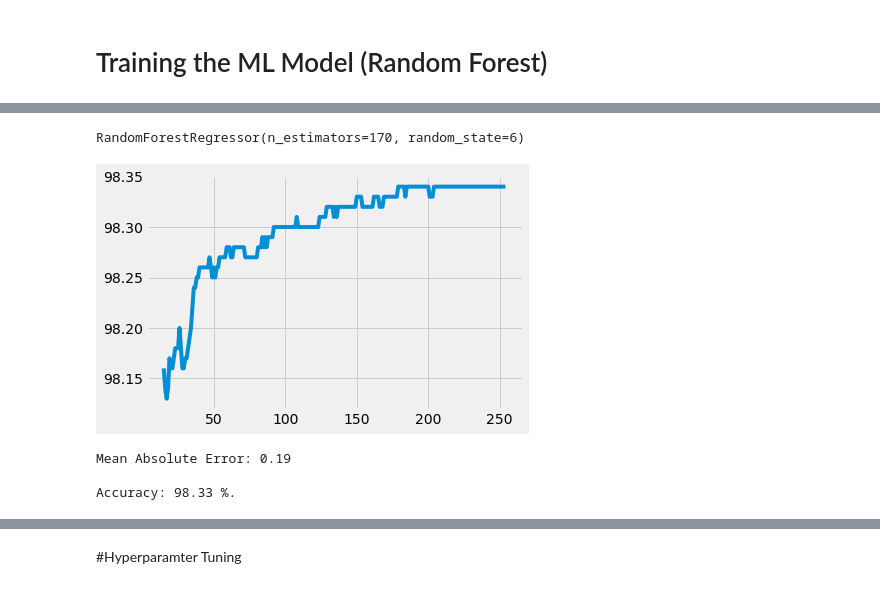
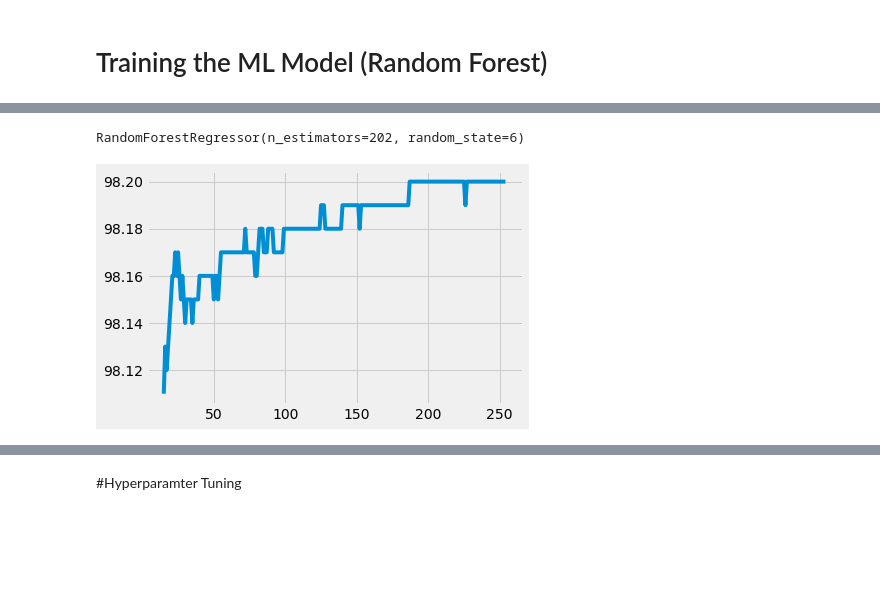
Before and after one commit to ayushranjan6456/Birthday-Wisher, a Jupyter notebook: Hydrogen_Prediction.ipynb, the cells around one changed output, grey strips where cells are left out. Cells and saved outputs as stored; diff of their text form; code cells hidden in the pictures; blank space fills up the shorter version.

```diff
--- a/Hydrogen_Prediction.ipynb
+++ b/Hydrogen_Prediction.ipynb
@@ -194,13 +243,24 @@ from sklearn.ensemble import RandomForestRegressor
 #random_state -> controls the randomness of the bootstrapping of the samples used when building trees.
 
 scores = []
+max_accuracy=0
+ans=0
 for k in range(15, 255):
   regressor = RandomForestRegressor(n_estimators = k, random_state = 6)
 
-  regressor.fit(X_train, y_train)
+  regressor.fit(X_train, y_train.ravel())
   predictions = regressor.predict(X_test)
-  errors = abs(predictions - y_test)
-  mape = 100 * (errors / y_test)
-  accuracy = 100 - np.mean(mape)
-  if(accuracy<80) : scores.append(0)
-  else : scores.append(round(accuracy, 2))
+
+  predictions=TargetVarScalerFit.inverse_transform(predictions.reshape(-1,1))
+  # Scaling the y_test Gas data back to original gas scale
+  y_test_orig=TargetVarScalerFit.inverse_transform(y_test)
+  # Scaling the test data back to original scale
+  APE=100*(abs(y_test_orig-predictions)/y_test_orig)
+  accuracy = 100 - np.mean(APE)
+  if accuracy > max_accuracy :
+    ans = k
+    max_accuracy = accuracy
+  print(k, '->', accuracy)
+  scores.append(round(accuracy, 2))
+
+print('\nMAx Accuracy at k = ', ans, ', Accuracy ->', accuracy)
@@ -207,26 +285,22 @@ for k in range(15, 255):
 # %%
 plt.plot(range(15, 255), scores)
 
-regressor = RandomForestRegressor(n_estimators = 170, random_state = 6)
-regressor.fit(X_train, y_train)
+regressor = RandomForestRegressor(n_estimators = 202, random_state = 6)
+regressor.fit(X_train, y_train.ravel())
 # %% [output]
-RandomForestRegressor(n_estimators=170, random_state=6)
+RandomForestRegressor(n_estimators=202, random_state=6)
-[figure, old version]
+[figure, new version]
 # %%
 # Use the forest's predict method on the test data
-predictions = regressor.predict(X_test)
+# predictions = regressor.predict(X_test)
 
-# Calculate mean absolute error (mae)
-errors = abs(predictions - y_test)
-print('Mean Absolute Error:', round(np.mean(errors), 2))
+# # Calculate mean absolute error (mae)
+# errors = abs(predictions - y_test)
+# print('Mean Absolute Error:', round(np.mean(errors), 2))
 
-# Calculate mean absolute percentage error (MAPE)
-mape = 100 * (errors / y_test)
+# # Calculate mean absolute percentage error (MAPE)
+# mape = 100 * (errors / y_test)
 
-# Calculate accuracy
-accuracy = 100 - np.mean(mape)
-print('\nAccuracy:', round(accuracy, 2), '%.')
+# # Calculate accuracy
+# accuracy = 100 - np.mean(mape)
+# print('\nAccuracy:', round(accuracy, 2), '%.')
-# %% [output]
-Mean Absolute Error: 0.19
-
-Accuracy: 98.33 %.
```
Also changed, not shown: parts of 16 cells of this notebook.
